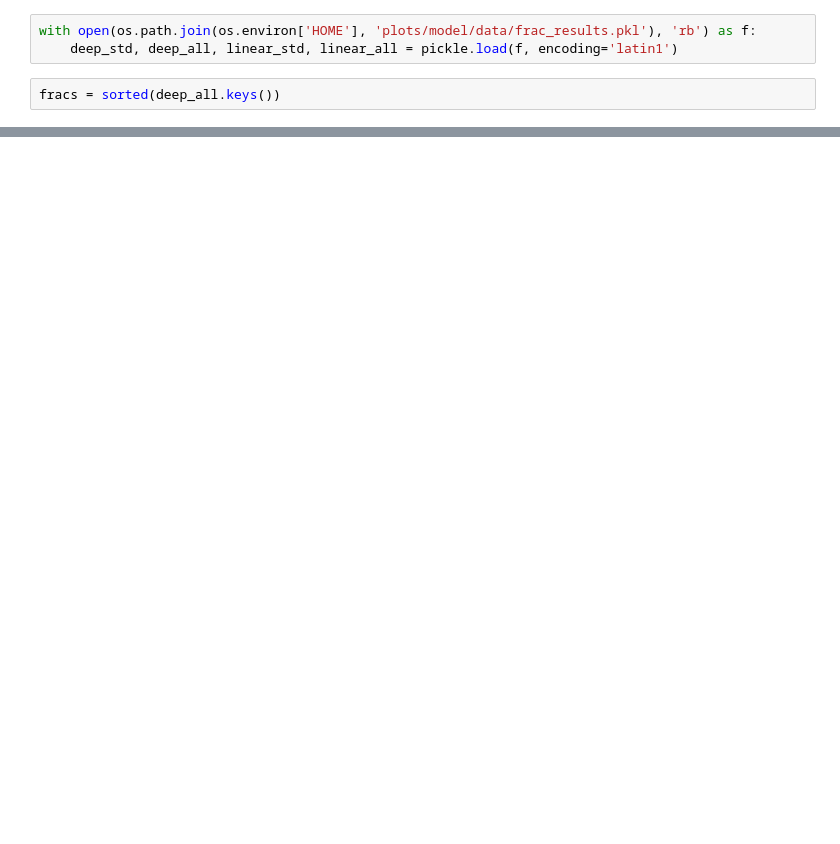
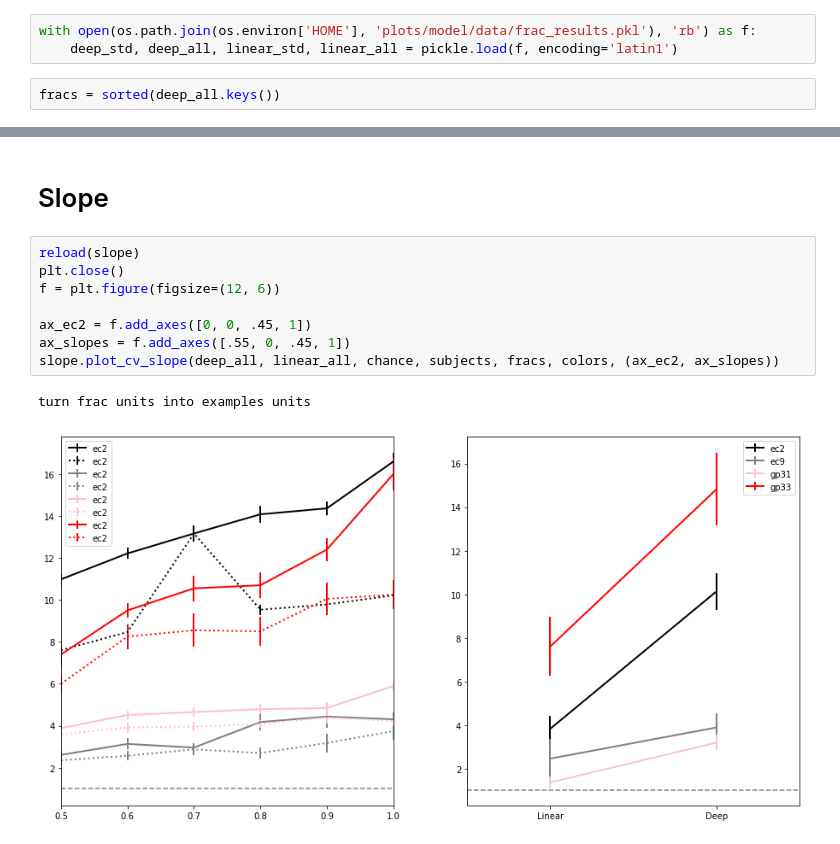
Before and after one commit to BouchardLab/cv_paper_plots, a Jupyter notebook: accuracy_slope/accuracy_slope.ipynb, the cells around one changed output, grey strips where cells are left out. Drawn from its saved outputs; the diff is of its cells as text; blank space fills up the shorter version.

```diff
--- a/accuracy_slope/accuracy_slope.ipynb
+++ b/accuracy_slope/accuracy_slope.ipynb
@@ -30,0 +33,13 @@ accuracy.plot_cv_accuracy(deep_all, linear_all, chance, subjects, fracs, colors,
+# %% [markdown]
+# Slope
+# %%
+reload(slope)
+plt.close()
+f = plt.figure(figsize=(12, 6))
+
+ax_ec2 = f.add_axes([0, 0, .45, 1])
+ax_slopes = f.add_axes([.55, 0, .45, 1])
+slope.plot_cv_slope(deep_all, linear_all, chance, subjects, fracs, colors, (ax_ec2, ax_slopes))
+# %% [output]
+turn frac units into examples units
+[figure, added]
```
Also changed, not shown: parts of 4 cells of this notebook, 4 other files.
